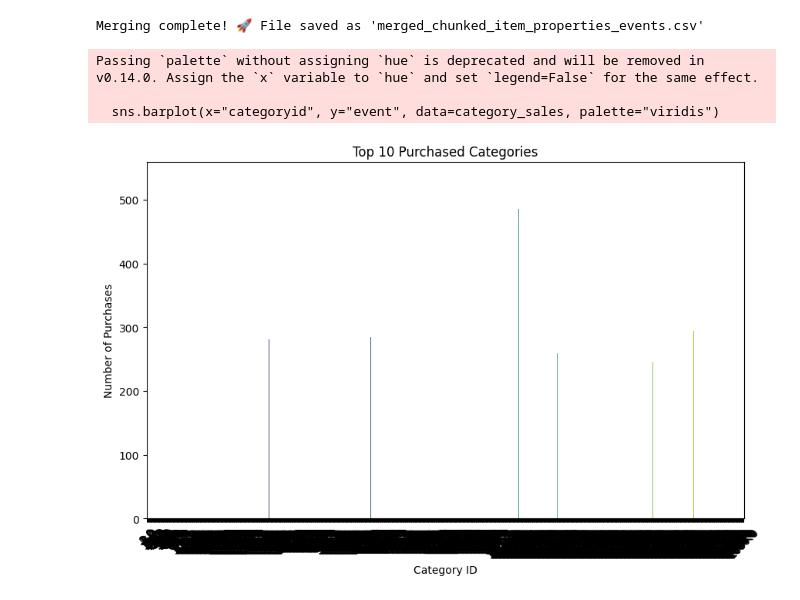
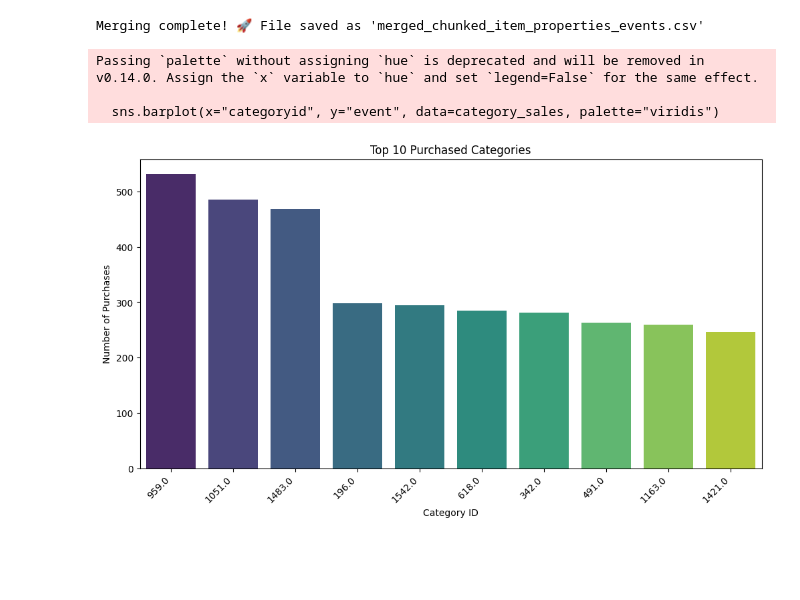
Before and after one commit to Victor-Osei/Recommendation_Systems, a Jupyter notebook: rs.ipynb, the cells around one changed output. Cells and saved outputs as stored; diff of their text form; code cells hidden in the pictures; blank space fills up the shorter version.

```diff
--- a/rs.ipynb
+++ b/rs.ipynb
@@ -229,37 +229,40 @@ print("Merging complete! 🚀 File saved as 'merged_chunked_item_properties_even
 # %% [output]
 Merging complete! 🚀 File saved as 'merged_chunked_item_properties_events.csv'
 # %%
-import pandas as pd
-import matplotlib.pyplot as plt
-import seaborn as sns
-
 # Load merged dataset
 merged_chunked_events_df = pd.read_csv("merged_chunked_item_properties_events.csv")
 
 # Ensure 'categoryid' is treated as a categorical variable
 merged_chunked_events_df['categoryid'] = merged_chunked_events_df['categoryid'].astype('category')
 
 # Count purchases by category
 category_sales = (
     merged_chunked_events_df[merged_chunked_events_df['event'] == 'transaction']
     .groupby("categoryid")['event']
     .count()
     .reset_index()
 )
 
 # Sort and display top 10 purchased categories
 category_sales = category_sales.sort_values("event", ascending=False).head(10)
 
-# Plot results
-plt.figure(figsize=(10, 6))
+
+# Convert categoryid to string (if it's numerical)
+category_sales["categoryid"] = category_sales["categoryid"].astype(str)
+
+# Plot results with adjusted labels
+plt.figure(figsize=(12, 6))
 sns.barplot(x="categoryid", y="event", data=category_sales, palette="viridis")
+
 plt.title("Top 10 Purchased Categories")
 plt.xlabel("Category ID")
 plt.ylabel("Number of Purchases")
-plt.xticks(rotation=45)
+
+# Adjust x-axis labels
+plt.xticks(rotation=45, ha="right")  # Rotate labels to avoid overlap
 plt.show()
 # %% [output]
 Passing `palette` without assigning `hue` is deprecated and will be removed in v0.14.0. Assign the `x` variable to `hue` and set `legend=False` for the same effect.
 
   sns.barplot(x="categoryid", y="event", data=category_sales, palette="viridis")
-[figure, old version]
+[figure, new version]
```
